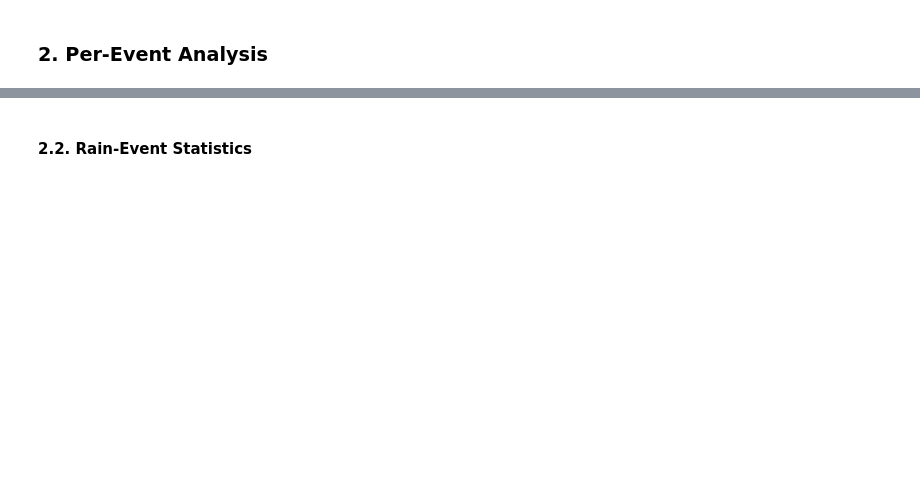
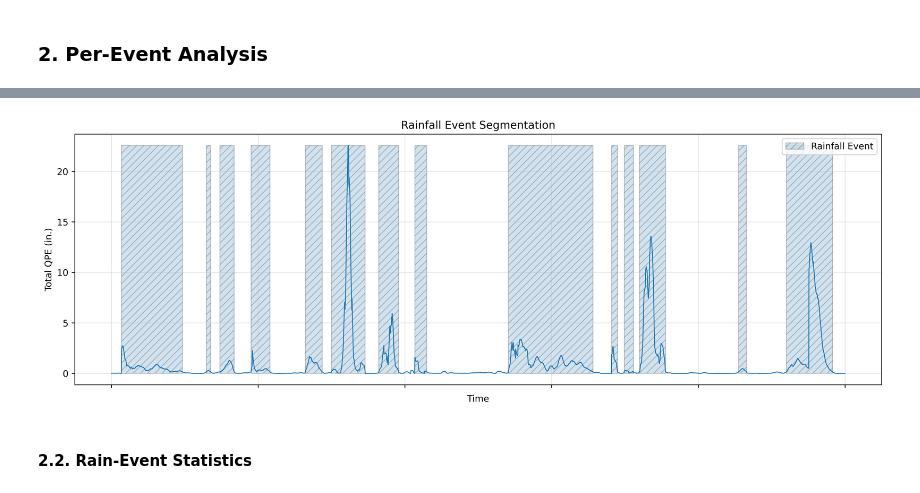
Before and after one commit to leharris3/ccrfcd-gauge-grids, a Jupyter notebook: notebooks/analysis.ipynb, the cells around one changed output, grey strips where cells are left out. Cells and saved outputs as stored; diff of their text form; code cells hidden in the pictures; blank space fills up the shorter version.

```diff
--- a/notebooks/analysis.ipynb
+++ b/notebooks/analysis.ipynb
@@ -200,6 +222,36 @@ df_rain_events.head()
 | 2564 | 2021-01-25 23:00:00 | 2021-01-26 00:00:00 | 4074 | 36.195833 | 244.901389 | 0.0 | 0.007874 | -0.007874 | 0.0 | ... |
 | 2565 | 2021-01-25 23:00:00 | 2021-01-26 00:00:00 | 4384 | 36.130694 | 244.835528 | 0.0 | 0.011811 | -0.011811 | 0.0 | ... |
 | 2566 | 2021-01-25 23:00:00 | 2021-01-26 00:00:00 | 4289 | 36.155764 | 244.837406 | 0.0 | 0.011811 | -0.011811 | 0.0 | ... |
+# %%
+rainfall_events_subset = rainfall_events[3000:8000]
+
+fig, ax = plt.subplots(figsize=(16, 5), dpi=600)
+
+x = np.arange(0, len(rainfall_events_subset))
+y = rainfall_events_subset['precipitation']
+
+ax.fill_between(
+    x,
+    0,
+    y.max(),
+    where=rainfall_events_subset['is_event'] > 0.0,
+    hatch='///',
+    label="Rainfall Event",
+    edgecolor="black",
+    alpha=0.2,
+    )
+ax.plot(x, y, linewidth=1.0, scaley=True)
+
+ax.set_ylabel("Total QPE (in.)")
+ax.set_xlabel("Time")
+ax.set_xticklabels([])
+ax.grid(alpha=0.3)
+ax.legend(loc="upper right")
+
+plt.title("Rainfall Event Segmentation")
+plt.show()
+# %% [output]
+[figure, added]
 # %% [markdown]
 #### 2.2. Rain-Event Statistics
 # %%
```
Also changed, not shown: parts of 15 cells of this notebook.
